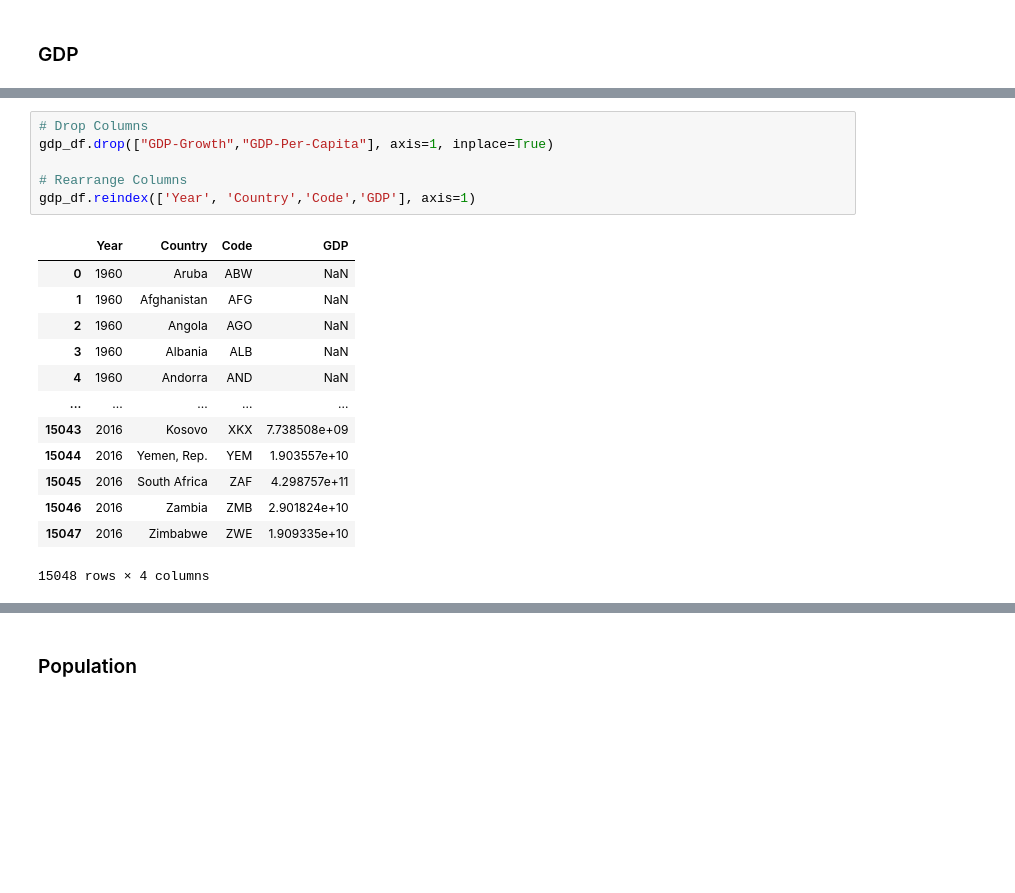
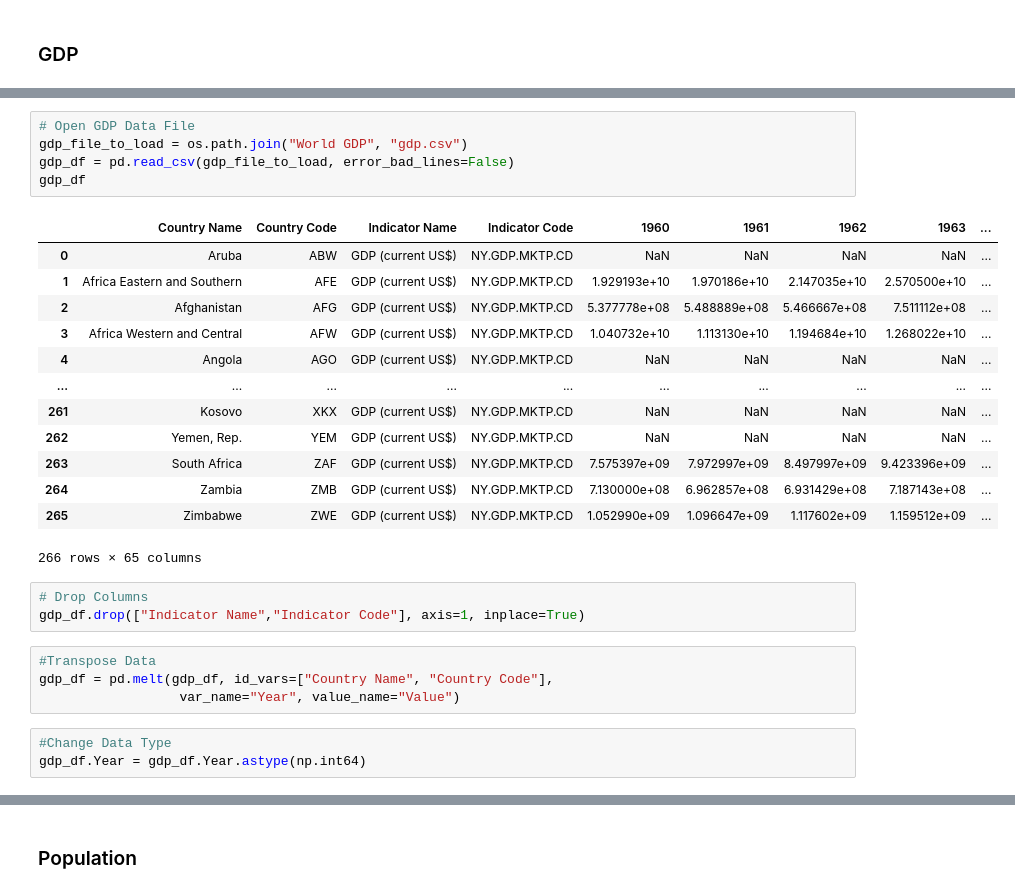
Before and after one commit to alysiawon/Final-Project, a Jupyter notebook: Data/country.ipynb, the cells around one changed output, grey strips where cells are left out. Cells and saved outputs as stored; diff of their text form; blank space fills up the shorter version.

```diff
--- a/Data/country.ipynb
+++ b/Data/country.ipynb
@@ -26,20 +8,29 @@ gdp_df
-# %%
-# Drop Columns
-gdp_df.drop(["GDP-Growth","GDP-Per-Capita"], axis=1, inplace=True)
-
-# Rearrange Columns
-gdp_df.reindex(['Year', 'Country','Code','GDP'], axis=1)
-# %% [output]
-|  | Year | Country | Code | GDP |
-| 0 | 1960 | Aruba | ABW | NaN |
-| 1 | 1960 | Afghanistan | AFG | NaN |
-| 2 | 1960 | Angola | AGO | NaN |
-| 3 | 1960 | Albania | ALB | NaN |
-| 4 | 1960 | Andorra | AND | NaN |
-| ... | ... | ... | ... | ... |
-| 15043 | 2016 | Kosovo | XKX | 7.738508e+09 |
-| 15044 | 2016 | Yemen, Rep. | YEM | 1.903557e+10 |
-| 15045 | 2016 | South Africa | ZAF | 4.298757e+11 |
-| 15046 | 2016 | Zambia | ZMB | 2.901824e+10 |
-| 15047 | 2016 | Zimbabwe | ZWE | 1.909335e+10 |
-15048 rows × 4 columns
+# %%
+# Open GDP Data File
+gdp_file_to_load = os.path.join("World GDP", "gdp.csv")
+gdp_df = pd.read_csv(gdp_file_to_load, error_bad_lines=False)
+gdp_df
+# %% [output]
+|  | Country Name | Country Code | Indicator Name | Indicator Code | 1960 | 1961 | 1962 | 1963 | ... |
+| 0 | Aruba | ABW | GDP (current US$) | NY.GDP.MKTP.CD | NaN | NaN | NaN | NaN | ... |
+| 1 | Africa Eastern and Southern | AFE | GDP (current US$) | NY.GDP.MKTP.CD | 1.929193e+10 | 1.970186e+10 | 2.147035e+10 | 2.570500e+10 | ... |
+| 2 | Afghanistan | AFG | GDP (current US$) | NY.GDP.MKTP.CD | 5.377778e+08 | 5.488889e+08 | 5.466667e+08 | 7.511112e+08 | ... |
+| 3 | Africa Western and Central | AFW | GDP (current US$) | NY.GDP.MKTP.CD | 1.040732e+10 | 1.113130e+10 | 1.194684e+10 | 1.268022e+10 | ... |
+| 4 | Angola | AGO | GDP (current US$) | NY.GDP.MKTP.CD | NaN | NaN | NaN | NaN | ... |
+| ... | ... | ... | ... | ... | ... | ... | ... | ... | ... |
+| 261 | Kosovo | XKX | GDP (current US$) | NY.GDP.MKTP.CD | NaN | NaN | NaN | NaN | ... |
+| 262 | Yemen, Rep. | YEM | GDP (current US$) | NY.GDP.MKTP.CD | NaN | NaN | NaN | NaN | ... |
+| 263 | South Africa | ZAF | GDP (current US$) | NY.GDP.MKTP.CD | 7.575397e+09 | 7.972997e+09 | 8.497997e+09 | 9.423396e+09 | ... |
+| 264 | Zambia | ZMB | GDP (current US$) | NY.GDP.MKTP.CD | 7.130000e+08 | 6.962857e+08 | 6.931429e+08 | 7.187143e+08 | ... |
+| 265 | Zimbabwe | ZWE | GDP (current US$) | NY.GDP.MKTP.CD | 1.052990e+09 | 1.096647e+09 | 1.117602e+09 | 1.159512e+09 | ... |
+266 rows × 65 columns
+# %%
+# Drop Columns
+gdp_df.drop(["Indicator Name","Indicator Code"], axis=1, inplace=True)
+# %%
+#Transpose Data
+gdp_df = pd.melt(gdp_df, id_vars=["Country Name", "Country Code"],
+                  var_name="Year", value_name="Value")
+# %%
+#Change Data Type
+gdp_df.Year = gdp_df.Year.astype(np.int64)
```
Also changed, not shown: parts of 9 cells of this notebook, 19 other files.
